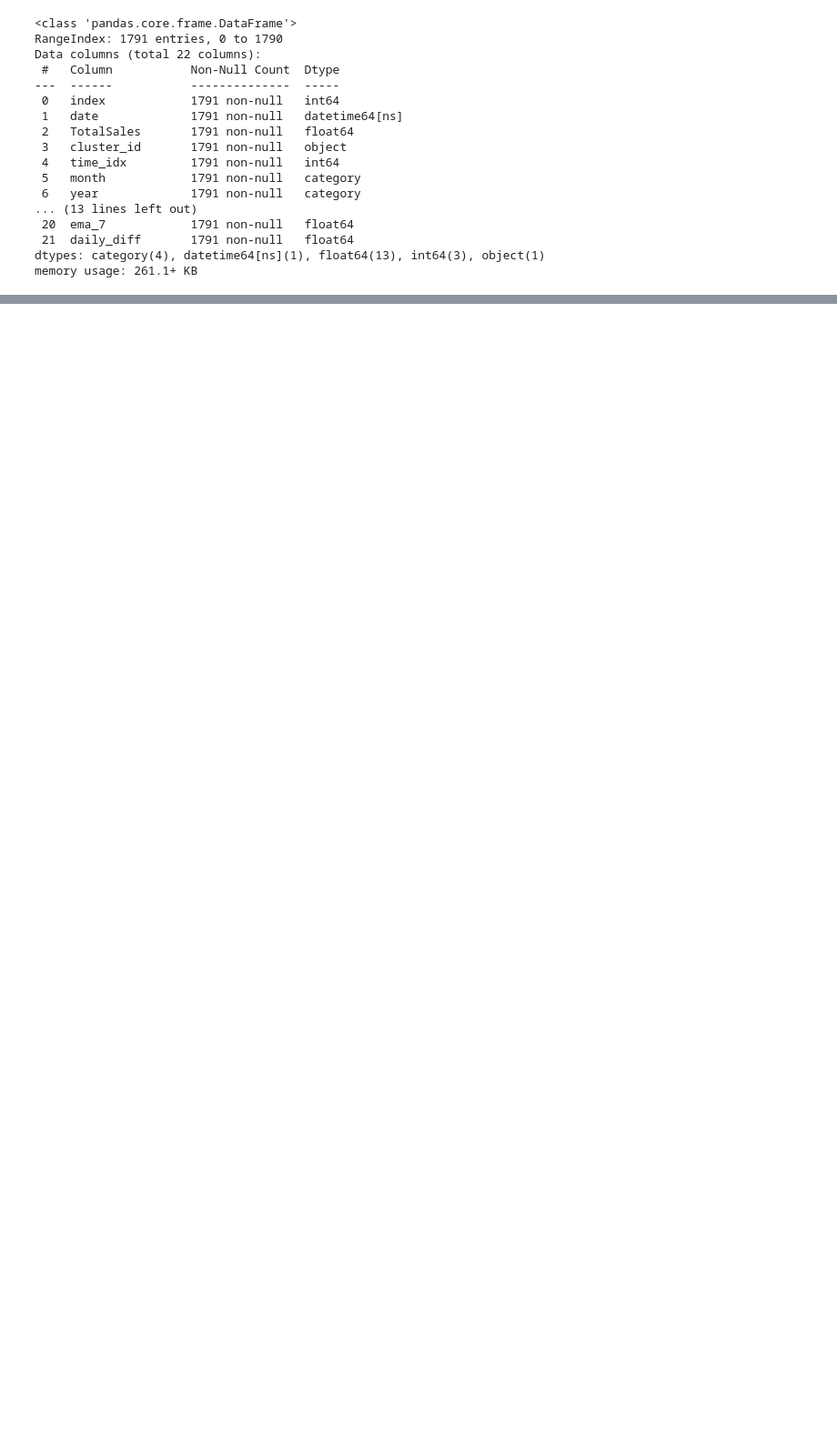
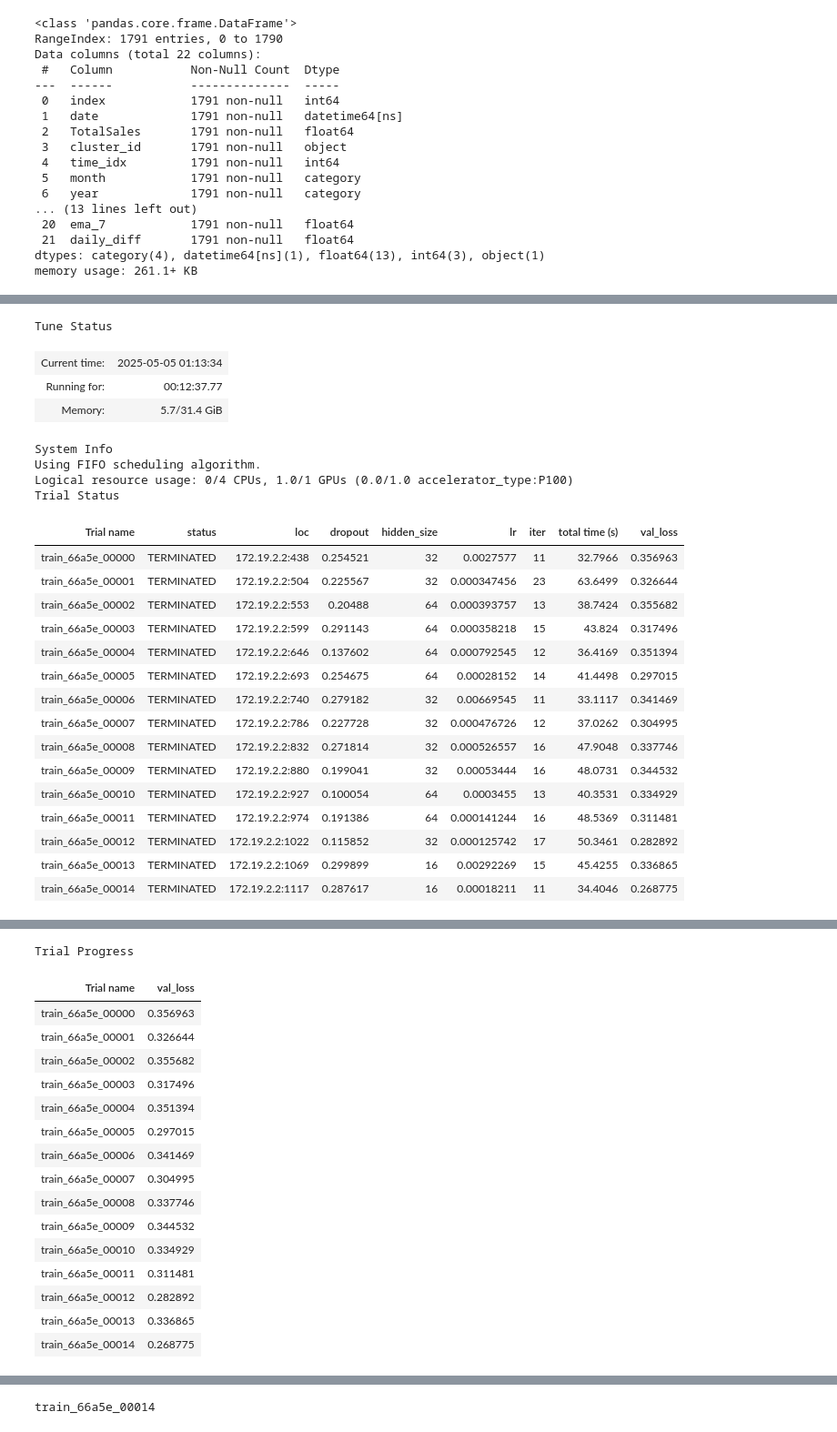
Before and after one commit to Gaurav0502/daily-sales-forecasting, a Jupyter notebook: modelling.ipynb, the cells around one changed output, grey strips where cells are left out. Shown: that part at 91% size. Drawn from its saved outputs; the diff is of its cells as text; code cells hidden in the pictures; blank space fills up the shorter version.

```diff
--- a/modelling.ipynb
+++ b/modelling.ipynb
@@ -81,3 +113,23 @@ Data columns (total 22 columns):
  21  daily_diff       1791 non-null   float64
 dtypes: category(4), datetime64[ns](1), float64(13), int64(3), object(1)
 memory usage: 261.1+ KB
+# %%
+param_space = {
+    "lr": tune.loguniform(1e-4, 1e-2),
+    "hidden_size": tune.choice([16, 32, 64]),
+    "dropout": tune.uniform(0.1, 0.3),
+}
+
+
+t = Tuner(
+    data = data,
+    configs = {
+        "dataset": DataSetConfigs(),
+        "tft": TFTConfigs()
+    },
+    param_space = param_space,
+    num_samples = 15
+)
+# %%
+t.tune()
+# %% [output]
@@ -83,0 +142,24 @@ memory usage: 261.1+ KB
+Tune Status
+| Current time: | 2025-05-05 01:13:34 |
+| Running for: | 00:12:37.77 |
+| Memory: | 5.7/31.4 GiB |
+System Info
+Using FIFO scheduling algorithm.
+Logical resource usage: 0/4 CPUs, 1.0/1 GPUs (0.0/1.0 accelerator_type:P100)
+Trial Status
+| Trial name | status | loc | dropout | hidden_size | lr | iter | total time (s) | val_loss |
+| train_66a5e_00000 | TERMINATED | 172.19.2.2:438 | 0.254521 | 32 | 0.0027577 | 11 | 32.7966 | 0.356963 |
+| train_66a5e_00001 | TERMINATED | 172.19.2.2:504 | 0.225567 | 32 | 0.000347456 | 23 | 63.6499 | 0.326644 |
+| train_66a5e_00002 | TERMINATED | 172.19.2.2:553 | 0.20488 | 64 | 0.000393757 | 13 | 38.7424 | 0.355682 |
+| train_66a5e_00003 | TERMINATED | 172.19.2.2:599 | 0.291143 | 64 | 0.000358218 | 15 | 43.824 | 0.317496 |
+| train_66a5e_00004 | TERMINATED | 172.19.2.2:646 | 0.137602 | 64 | 0.000792545 | 12 | 36.4169 | 0.351394 |
+| train_66a5e_00005 | TERMINATED | 172.19.2.2:693 | 0.254675 | 64 | 0.00028152 | 14 | 41.4498 | 0.297015 |
+| train_66a5e_00006 | TERMINATED | 172.19.2.2:740 | 0.279182 | 32 | 0.00669545 | 11 | 33.1117 | 0.341469 |
+| train_66a5e_00007 | TERMINATED | 172.19.2.2:786 | 0.227728 | 32 | 0.000476726 | 12 | 37.0262 | 0.304995 |
+| train_66a5e_00008 | TERMINATED | 172.19.2.2:832 | 0.271814 | 32 | 0.000526557 | 16 | 47.9048 | 0.337746 |
+| train_66a5e_00009 | TERMINATED | 172.19.2.2:880 | 0.199041 | 32 | 0.00053444 | 16 | 48.0731 | 0.344532 |
+| train_66a5e_00010 | TERMINATED | 172.19.2.2:927 | 0.100054 | 64 | 0.0003455 | 13 | 40.3531 | 0.334929 |
+| train_66a5e_00011 | TERMINATED | 172.19.2.2:974 | 0.191386 | 64 | 0.000141244 | 16 | 48.5369 | 0.311481 |
+| train_66a5e_00012 | TERMINATED | 172.19.2.2:1022 | 0.115852 | 32 | 0.000125742 | 17 | 50.3461 | 0.282892 |
+| train_66a5e_00013 | TERMINATED | 172.19.2.2:1069 | 0.299899 | 16 | 0.00292269 | 15 | 45.4255 | 0.336865 |
+| train_66a5e_00014 | TERMINATED | 172.19.2.2:1117 | 0.287617 | 16 | 0.00018211 | 11 | 34.4046 | 0.268775 |
@@ -83,0 +181,17 @@ memory usage: 261.1+ KB
+Trial Progress
+| Trial name | val_loss |
+| train_66a5e_00000 | 0.356963 |
+| train_66a5e_00001 | 0.326644 |
+| train_66a5e_00002 | 0.355682 |
+| train_66a5e_00003 | 0.317496 |
+| train_66a5e_00004 | 0.351394 |
+| train_66a5e_00005 | 0.297015 |
+| train_66a5e_00006 | 0.341469 |
+| train_66a5e_00007 | 0.304995 |
+| train_66a5e_00008 | 0.337746 |
+| train_66a5e_00009 | 0.344532 |
+| train_66a5e_00010 | 0.334929 |
+| train_66a5e_00011 | 0.311481 |
+| train_66a5e_00012 | 0.282892 |
+| train_66a5e_00013 | 0.336865 |
+| train_66a5e_00014 | 0.268775 |
@@ -83,0 +215 @@ memory usage: 261.1+ KB
+train_66a5e_00014
```
Also changed, not shown: parts of 9 cells of this notebook.
